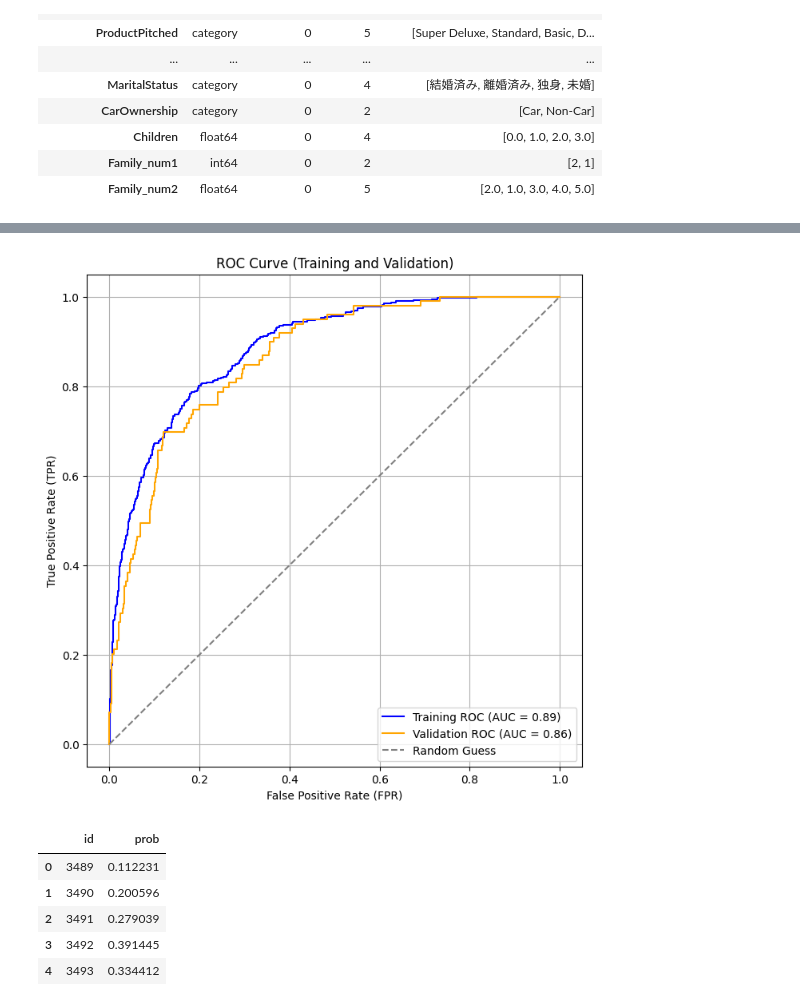
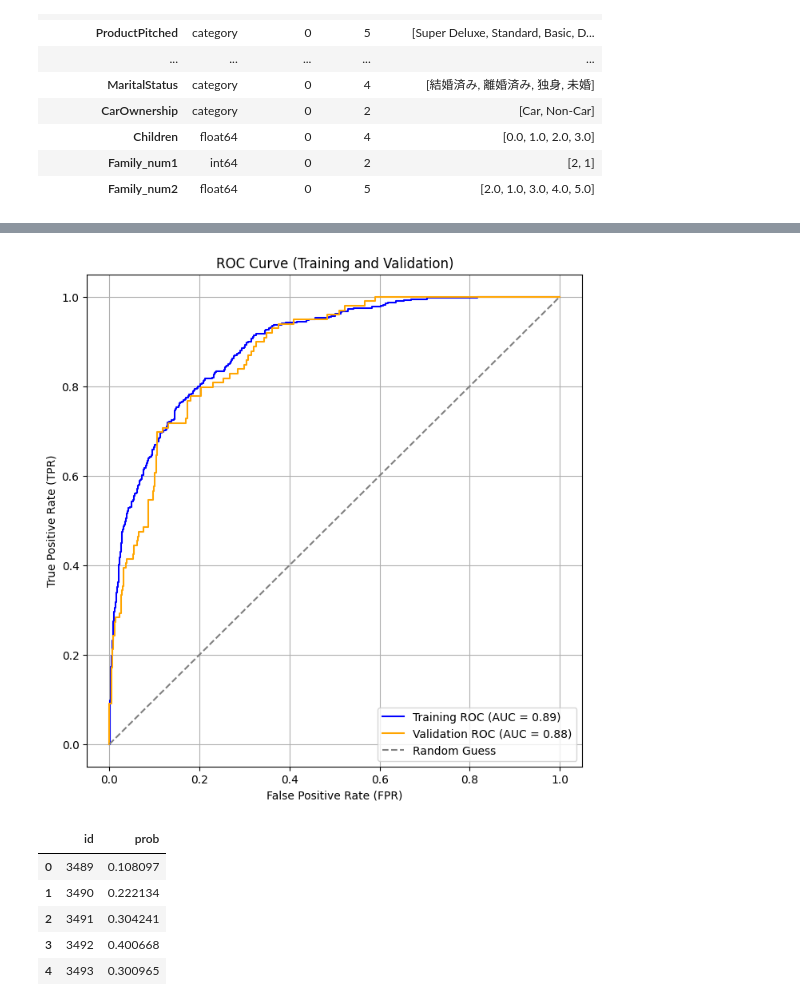
Before and after one commit to skyshine460/ProdTaken, a Jupyter notebook: ProdTaken_lightgbm.ipynb, the cells around one changed output, grey strips where cells are left out. Cells and saved outputs as stored; diff of their text form; code cells hidden in the pictures.

Commit message:
prodtaken_submission11

```diff
--- a/ProdTaken_lightgbm.ipynb
+++ b/ProdTaken_lightgbm.ipynb
@@ -1199,7 +1199,7 @@ params = {
     'objective': 'binary',
     'metric': 'auc',
     'learning_rate': 0.05,
-    'random_state': 123,
+    'random_state': 77,
     'num_leaves': 12,
     'n_estimators': 1000,
     'importance_type': 'gain',
@@ -1332,28 +1332,28 @@ plt.legend(loc='lower right')
 plt.grid()
 plt.show()
 # %% [output]
-[figure, old version]
+[figure, new version]
 # %%
 # y_pred_prob = model.predict_proba(test_df[features])[:, 1]
 y_pred_prob = ensemble_predict(models, x_test)
 
 
 sub = pd.read_csv('/content/drive/MyDrive/契約予測（SIGNATE Cup 2024）/提供データ/sample_submit.csv', header=None)
 test_ids = sub.iloc[:, 0]
 
 submission = pd.DataFrame({
     'id': test_ids,
     'prob': y_pred_prob
 })
 
-submission_name = "prodtaken_submission10"
+submission_name = "prodtaken_submission11"
 
 submission.to_csv(f'{submission_name}.csv', index=False, header=None)
 submission.head()
 # %% [output]
 |  | id | prob |
-| 0 | 3489 | 0.112231 |
-| 1 | 3490 | 0.200596 |
-| 2 | 3491 | 0.279039 |
-| 3 | 3492 | 0.391445 |
-| 4 | 3493 | 0.334412 |
+| 0 | 3489 | 0.108097 |
+| 1 | 3490 | 0.222134 |
+| 2 | 3491 | 0.304241 |
+| 3 | 3492 | 0.400668 |
+| 4 | 3493 | 0.300965 |
```
Also changed, not shown: parts of 2 cells of this notebook.
